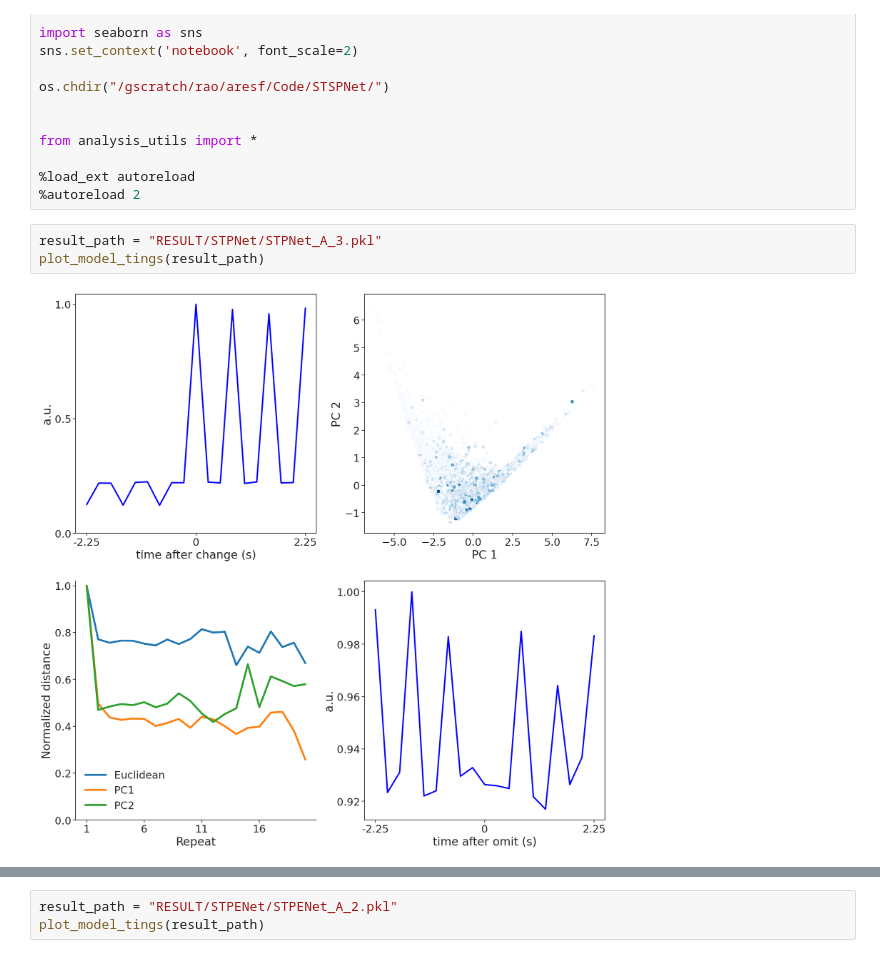
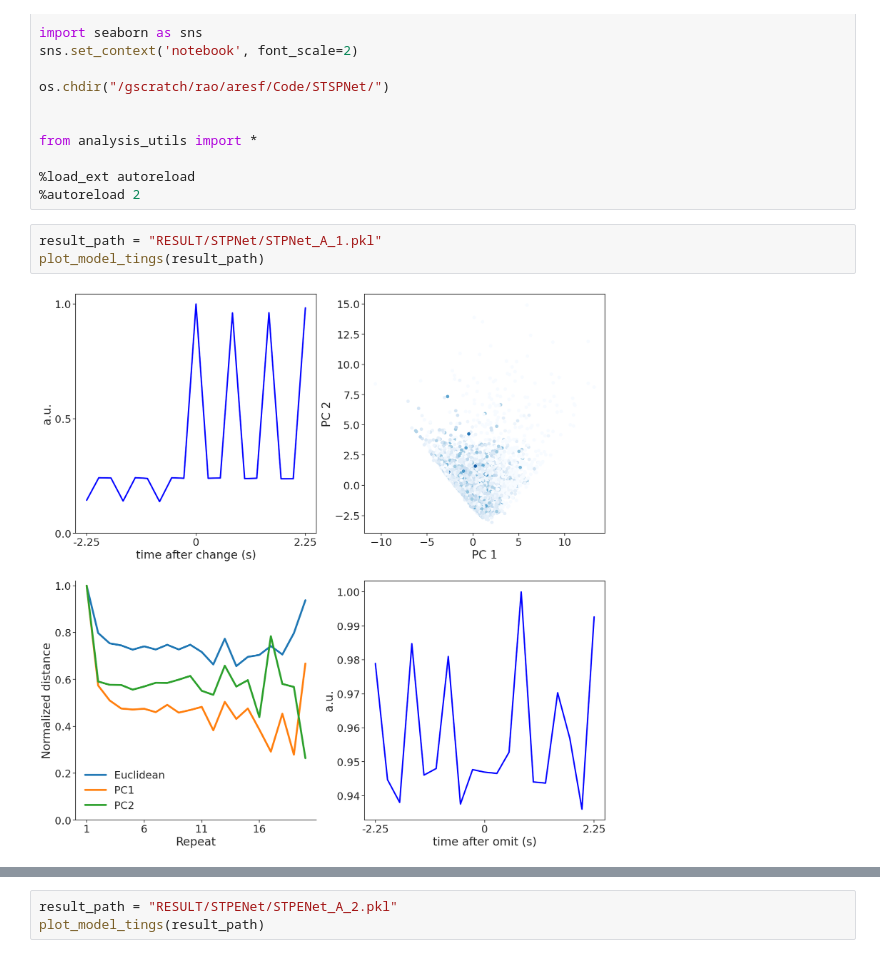
Before and after one commit to FishAres/STSPNet, a Jupyter notebook: notebooks/test.ipynb, the cells around one changed output, grey strips where cells are left out. Drawn from its saved outputs; the diff is of its cells as text.

```diff
--- a/notebooks/test.ipynb
+++ b/notebooks/test.ipynb
@@ -18,7 +18,7 @@ from analysis_utils import *
 %load_ext autoreload
 %autoreload 2
 # %%
-result_path = "RESULT/STPNet/STPNet_A_3.pkl"
+result_path = "RESULT/STPNet/STPNet_A_1.pkl"
 plot_model_tings(result_path)
 # %% [output]
-[figure, old version]
+[figure, new version]
```
Also changed, not shown: parts of 11 cells of this notebook, 4 other files.
